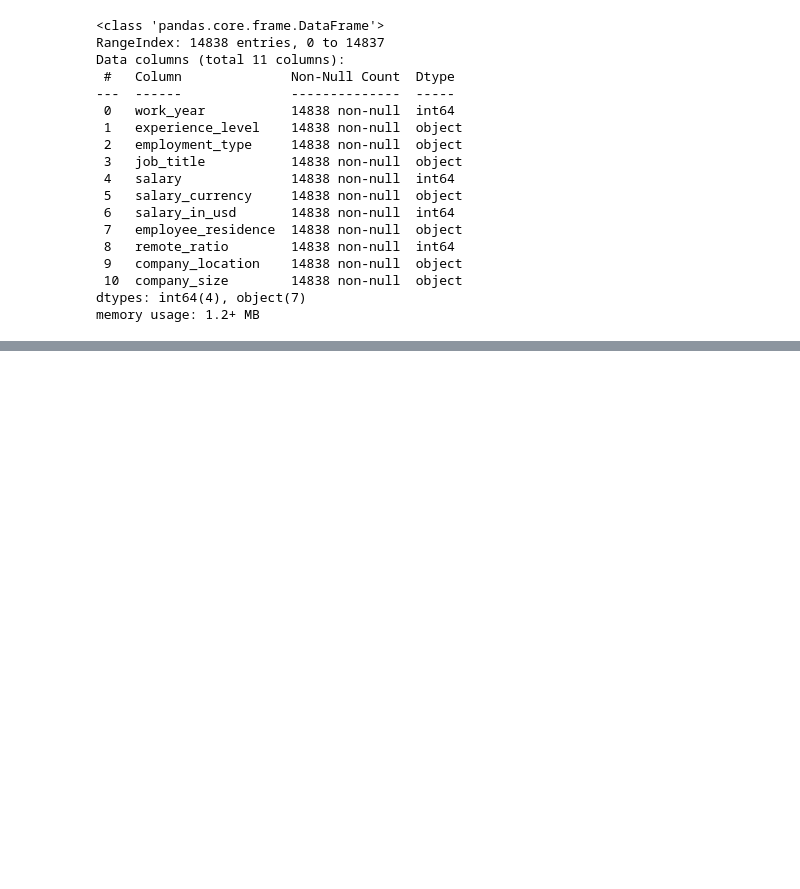
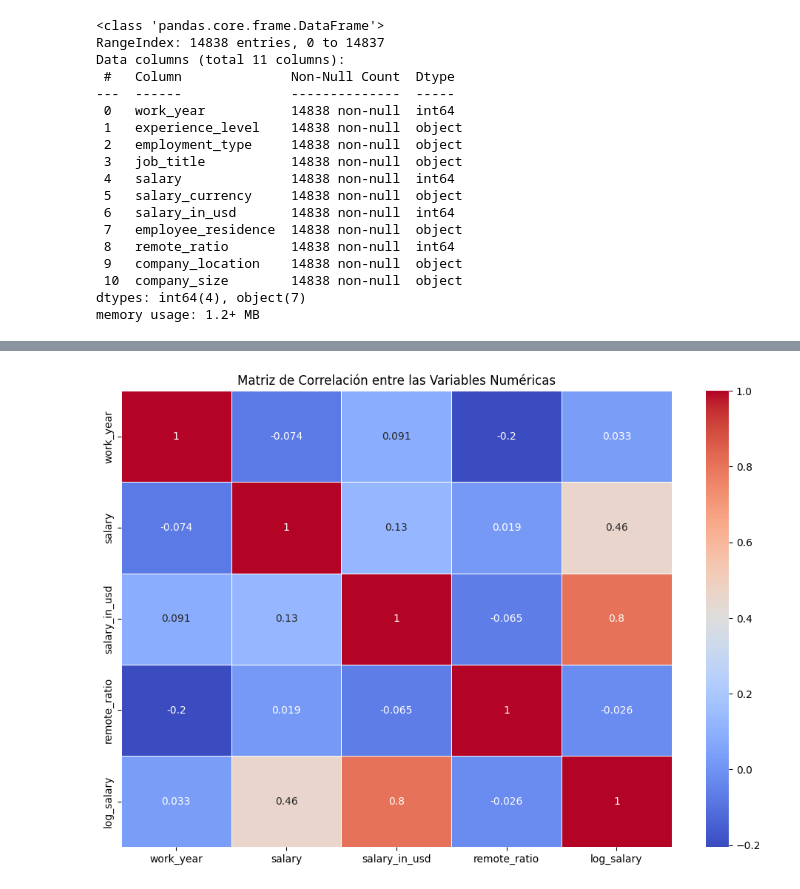
Before and after one commit to SergioChalela/Predicciones-Aguacates, a Jupyter notebook: data.ipynb, the cells around one changed output, grey strips where cells are left out. Drawn from its saved outputs; the diff is of its cells as text; code cells hidden in the pictures; blank space fills up the shorter version.

```diff
--- a/data.ipynb
+++ b/data.ipynb
@@ -43,0 +88,11 @@ data.head()
+# %%
+numerical_data = data.select_dtypes(include=['float64', 'int64'])
+
+# Crear la matriz de correlación
+plt.figure(figsize=(12, 8))
+correlation_matrix = numerical_data.corr()
+sns.heatmap(correlation_matrix, annot=True, cmap='coolwarm', linewidths=0.5)
+plt.title('Matriz de Correlación entre las Variables Numéricas')
+plt.show()
+# %% [output]
+[figure, added]
```
Also changed, not shown: parts of 7 cells of this notebook.
